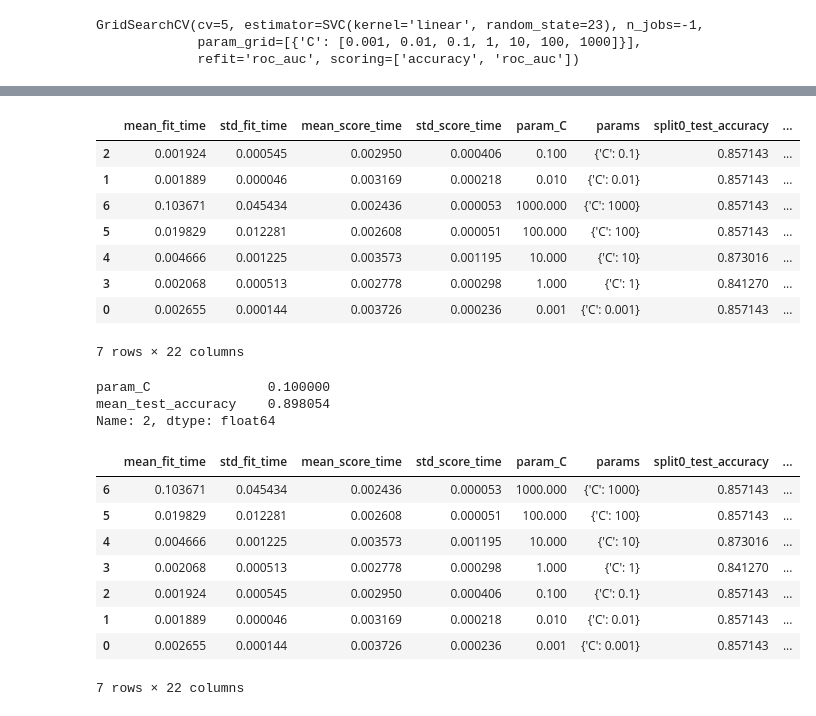
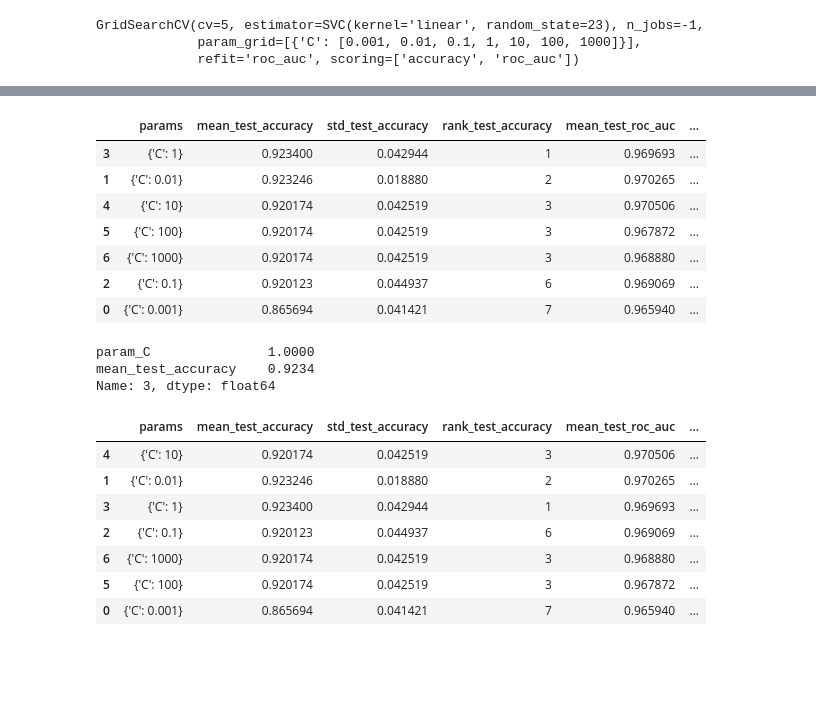
Before and after one commit to alexanderneva/s541a2, a Jupyter notebook: Untitled.ipynb, the cells around one changed output, grey strips where cells are left out. Drawn from its saved outputs; the diff is of its cells as text; code cells hidden in the pictures; blank space fills up the shorter version.

```diff
--- a/Untitled.ipynb
+++ b/Untitled.ipynb
@@ -334,6 +346,4 @@ RocCurveDisplay.from_predictions(predictions,y_test);
 We since we have left `'mpg'` in our data set that we have a completely determined classifier for `mpg`. Lets drop `mpg` from our data from and see what happens.
 # %%
 X = auto.drop('mpg',axis=1)
-X_train, X_test, y_train, y_test = train_test_split(X,test,test_size=0.2)
-svm_linear = SVC(kernel = 'linear',random_state=23)
-svm_linear.fit(X_train, y_train)
+X_train, X_test, y_train, y_test = train_test_split(X,y,test_size=0.2, random_state=32)
@@ -341,0 +357,3 @@ SVC(kernel='linear', random_state=23)
+# %%
+svm_linear = SVC(kernel = 'linear',random_state=23)
+svm_linear.fit(train_norm, y_train)
@@ -382,4 +395,4 @@ GridSearchCV(cv=5, estimator=SVC(kernel='linear', random_state=23), n_jobs=-1,
              refit='roc_auc', scoring=['accuracy', 'roc_auc'])
 # %%
 results_cv = pd.DataFrame(search_grid.cv_results_)
-results_cv
+relevent = results_cv[['params', 'mean_test_accuracy', 'std_test_accuracy', 'rank_test_accuracy','mean_test_roc_auc','std_test_roc_auc', 'rank_test_roc_auc']]
@@ -396,36 +399,34 @@ results_cv
 # %%
-results_cv.sort_values(by='mean_test_accuracy',ascending=False)
+relevent.sort_values(by='mean_test_accuracy',ascending=False)
 # %% [output]
-|  | mean_fit_time | std_fit_time | mean_score_time | std_score_time | param_C | params | split0_test_accuracy | ... |
-| 2 | 0.001924 | 0.000545 | 0.002950 | 0.000406 | 0.100 | {'C': 0.1} | 0.857143 | ... |
-| 1 | 0.001889 | 0.000046 | 0.003169 | 0.000218 | 0.010 | {'C': 0.01} | 0.857143 | ... |
-| 6 | 0.103671 | 0.045434 | 0.002436 | 0.000053 | 1000.000 | {'C': 1000} | 0.857143 | ... |
-| 5 | 0.019829 | 0.012281 | 0.002608 | 0.000051 | 100.000 | {'C': 100} | 0.857143 | ... |
-| 4 | 0.004666 | 0.001225 | 0.003573 | 0.001195 | 10.000 | {'C': 10} | 0.873016 | ... |
-| 3 | 0.002068 | 0.000513 | 0.002778 | 0.000298 | 1.000 | {'C': 1} | 0.841270 | ... |
-| 0 | 0.002655 | 0.000144 | 0.003726 | 0.000236 | 0.001 | {'C': 0.001} | 0.857143 | ... |
+|  | params | mean_test_accuracy | std_test_accuracy | rank_test_accuracy | mean_test_roc_auc | ... |
+| 3 | {'C': 1} | 0.923400 | 0.042944 | 1 | 0.969693 | ... |
+| 1 | {'C': 0.01} | 0.923246 | 0.018880 | 2 | 0.970265 | ... |
+| 4 | {'C': 10} | 0.920174 | 0.042519 | 3 | 0.970506 | ... |
+| 5 | {'C': 100} | 0.920174 | 0.042519 | 3 | 0.967872 | ... |
+| 6 | {'C': 1000} | 0.920174 | 0.042519 | 3 | 0.968880 | ... |
+| 2 | {'C': 0.1} | 0.920123 | 0.044937 | 6 | 0.969069 | ... |
+| 0 | {'C': 0.001} | 0.865694 | 0.041421 | 7 | 0.965940 | ... |
-7 rows × 22 columns
 # %%
 go = results_cv[['param_C','mean_test_accuracy']]
 # index of maximum value for AUC
 index_a = go.idxmax(axis=0)['mean_test_accuracy']
 print(go.iloc[index_a])
 # %% [output]
-param_C               0.100000
-mean_test_accuracy    0.898054
-Name: 2, dtype: float64
+param_C               1.0000
+mean_test_accuracy    0.9234
+Name: 3, dtype: float64
 # %%
-results_cv.sort_values(by='mean_test_roc_auc',ascending=False)
+relevent.sort_values(by='mean_test_roc_auc',ascending=False)
 # %% [output]
-|  | mean_fit_time | std_fit_time | mean_score_time | std_score_time | param_C | params | split0_test_accuracy | ... |
-| 6 | 0.103671 | 0.045434 | 0.002436 | 0.000053 | 1000.000 | {'C': 1000} | 0.857143 | ... |
-| 5 | 0.019829 | 0.012281 | 0.002608 | 0.000051 | 100.000 | {'C': 100} | 0.857143 | ... |
-| 4 | 0.004666 | 0.001225 | 0.003573 | 0.001195 | 10.000 | {'C': 10} | 0.873016 | ... |
-| 3 | 0.002068 | 0.000513 | 0.002778 | 0.000298 | 1.000 | {'C': 1} | 0.841270 | ... |
-| 2 | 0.001924 | 0.000545 | 0.002950 | 0.000406 | 0.100 | {'C': 0.1} | 0.857143 | ... |
-| 1 | 0.001889 | 0.000046 | 0.003169 | 0.000218 | 0.010 | {'C': 0.01} | 0.857143 | ... |
-| 0 | 0.002655 | 0.000144 | 0.003726 | 0.000236 | 0.001 | {'C': 0.001} | 0.857143 | ... |
+|  | params | mean_test_accuracy | std_test_accuracy | rank_test_accuracy | mean_test_roc_auc | ... |
+| 4 | {'C': 10} | 0.920174 | 0.042519 | 3 | 0.970506 | ... |
+| 1 | {'C': 0.01} | 0.923246 | 0.018880 | 2 | 0.970265 | ... |
+| 3 | {'C': 1} | 0.923400 | 0.042944 | 1 | 0.969693 | ... |
+| 2 | {'C': 0.1} | 0.920123 | 0.044937 | 6 | 0.969069 | ... |
+| 6 | {'C': 1000} | 0.920174 | 0.042519 | 3 | 0.968880 | ... |
+| 5 | {'C': 100} | 0.920174 | 0.042519 | 3 | 0.967872 | ... |
+| 0 | {'C': 0.001} | 0.865694 | 0.041421 | 7 | 0.965940 | ... |
-7 rows × 22 columns
 # %%
 results_cv['mean_test_roc_auc'].max()
 # %% [output]
```
Also changed, not shown: parts of 34 cells of this notebook.
